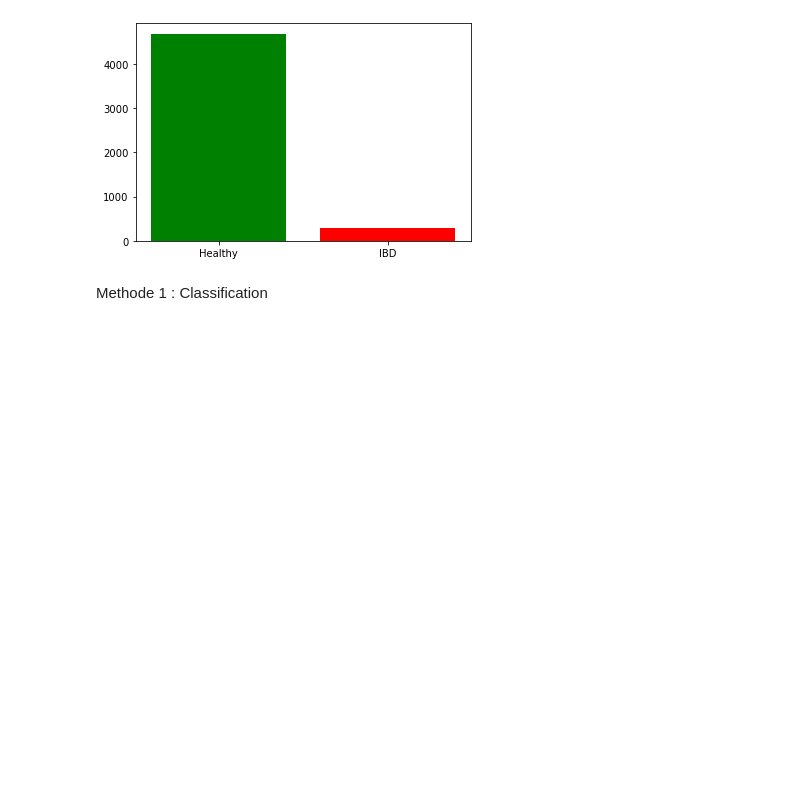
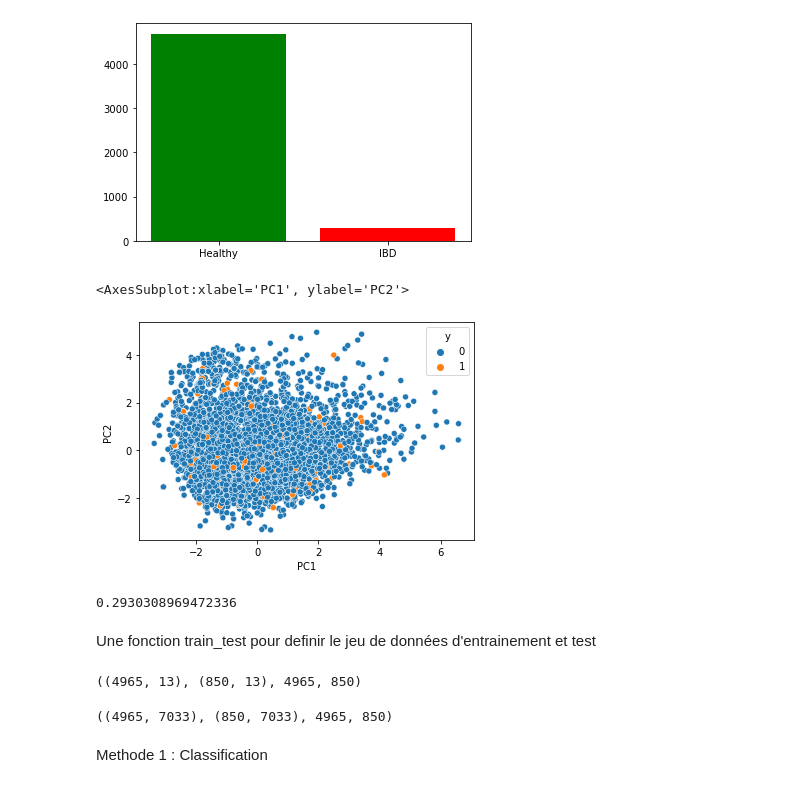
Before and after one commit to HadramiNdoye/Devoir_1_fouille_texte, a Jupyter notebook: Devoir_1.ipynb, the cells around one changed output. Saved outputs shown, nothing was run; the diff lists cells and outputs as text; code cells hidden in the pictures; blank space fills up the shorter version.

```diff
--- a/Devoir_1.ipynb
+++ b/Devoir_1.ipynb
@@ -167,3 +131,21 @@ plt.bar(['0','1'],h,color=['green','red'],tick_label=['Healthy','IBD'])
 # %% [output]
 <BarContainer object of 2 artists>
 [figure]
+# %%
+from sklearn.decomposition import PCA
+import seaborn as sn
+pca = PCA(n_components=2)
+pca.fit(train_data_clinical)
+coord = pca.fit_transform(train_data_clinical)
+pca_frame = pd.DataFrame(coord,columns=['PC1','PC2'])
+pca_frame=pd.concat([pca_frame,pd.DataFrame(train_label,columns=['y'])],axis=1)
+sn.scatterplot(x='PC1',y='PC2',hue='y',data=pca_frame)
+# %% [output]
+<AxesSubplot:xlabel='PC1', ylabel='PC2'>
+[figure, added]
+# %%
+sum(pca.explained_variance_ratio_)
+# %% [output]
+0.2930308969472336
+# %% [markdown]
+Une fonction train_test pour definir le jeu de données d'entrainement et test
@@ -169,0 +174,10 @@ plt.bar(['0','1'],h,color=['green','red'],tick_label=['Healthy','IBD'])
+# %%
+X_train_clinical,X_test_clinical,y_train_clinical,y_test_clinical = train_test(train_data_clinical,test_data_clinical,train_label)
+X_train_clinical.shape, X_test_clinical.shape, np.size(y_train_clinical), np.size(y_test_clinical)
+# %% [output]
+((4965, 13), (850, 13), 4965, 850)
+# %%
+X_train_otu,X_test_otu,y_train_otu,y_test_otu = train_test(train_data_otu,test_data_otu,train_label)
+X_train_otu.shape, X_test_otu.shape, np.size(y_train_otu), np.size(y_test_otu)
+# %% [output]
+((4965, 7033), (850, 7033), 4965, 850)
```
Also changed, not shown: parts of 32 cells of this notebook.
